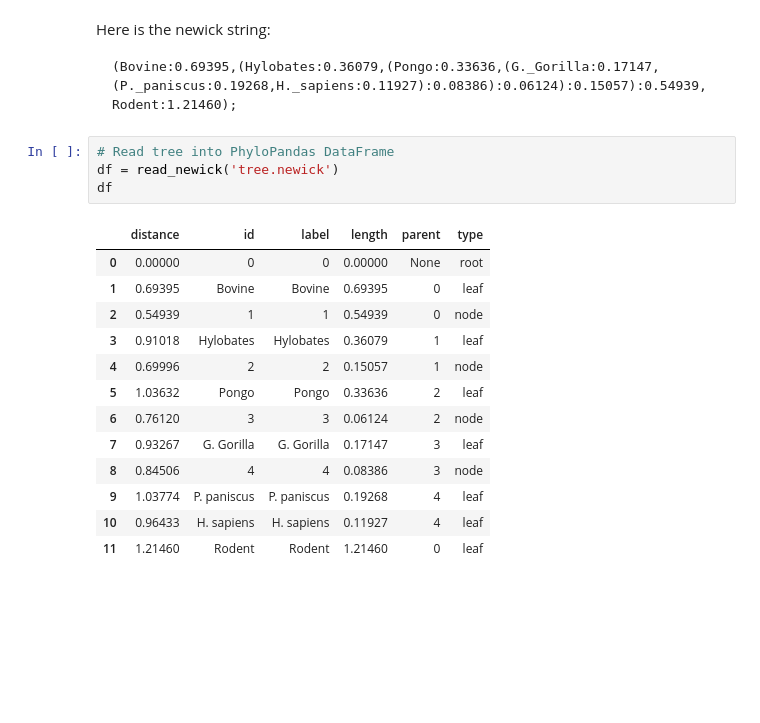
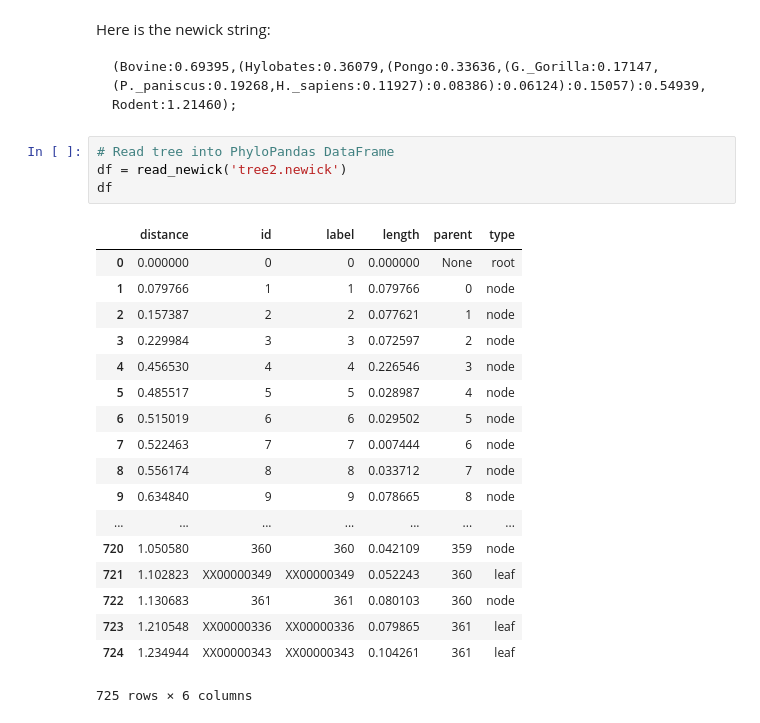
Before and after one commit to Zsailer/phylovega, a Jupyter notebook: notebooks/VegaTree Example.ipynb, the cells around one changed output. Saved outputs shown, nothing was run; the diff lists cells and outputs as text; blank space fills up the shorter version.

````diff
--- a/notebooks/VegaTree Example.ipynb
+++ b/notebooks/VegaTree Example.ipynb
@@ -13,22 +13,27 @@ Here is the newick string:
 ```
 # %%
 # Read tree into PhyloPandas DataFrame
-df = read_newick('tree.newick')
+df = read_newick('tree2.newick')
 df
 # %% [output]
 |  | distance | id | label | length | parent | type |
-| 0 | 0.00000 | 0 | 0 | 0.00000 | None | root |
-| 1 | 0.69395 | Bovine | Bovine | 0.69395 | 0 | leaf |
-| 2 | 0.54939 | 1 | 1 | 0.54939 | 0 | node |
-| 3 | 0.91018 | Hylobates | Hylobates | 0.36079 | 1 | leaf |
-| 4 | 0.69996 | 2 | 2 | 0.15057 | 1 | node |
-| 5 | 1.03632 | Pongo | Pongo | 0.33636 | 2 | leaf |
-| 6 | 0.76120 | 3 | 3 | 0.06124 | 2 | node |
-| 7 | 0.93267 | G. Gorilla | G. Gorilla | 0.17147 | 3 | leaf |
-| 8 | 0.84506 | 4 | 4 | 0.08386 | 3 | node |
-| 9 | 1.03774 | P. paniscus | P. paniscus | 0.19268 | 4 | leaf |
-| 10 | 0.96433 | H. sapiens | H. sapiens | 0.11927 | 4 | leaf |
-| 11 | 1.21460 | Rodent | Rodent | 1.21460 | 0 | leaf |
+| 0 | 0.000000 | 0 | 0 | 0.000000 | None | root |
+| 1 | 0.079766 | 1 | 1 | 0.079766 | 0 | node |
+| 2 | 0.157387 | 2 | 2 | 0.077621 | 1 | node |
+| 3 | 0.229984 | 3 | 3 | 0.072597 | 2 | node |
+| 4 | 0.456530 | 4 | 4 | 0.226546 | 3 | node |
+| 5 | 0.485517 | 5 | 5 | 0.028987 | 4 | node |
+| 6 | 0.515019 | 6 | 6 | 0.029502 | 5 | node |
+| 7 | 0.522463 | 7 | 7 | 0.007444 | 6 | node |
+| 8 | 0.556174 | 8 | 8 | 0.033712 | 7 | node |
+| 9 | 0.634840 | 9 | 9 | 0.078665 | 8 | node |
+| ... | ... | ... | ... | ... | ... | ... |
+| 720 | 1.050580 | 360 | 360 | 0.042109 | 359 | node |
+| 721 | 1.102823 | XX00000349 | XX00000349 | 0.052243 | 360 | leaf |
+| 722 | 1.130683 | 361 | 361 | 0.080103 | 360 | node |
+| 723 | 1.210548 | XX00000336 | XX00000336 | 0.079865 | 361 | leaf |
+| 724 | 1.234944 | XX00000343 | XX00000343 | 0.104261 | 361 | leaf |
+725 rows × 6 columns
 # %%
 # Initialize a Vega Tree object.
 vt = VegaTree(df)
````
Also changed, not shown: parts of 1 cell of this notebook, 4 other files.
